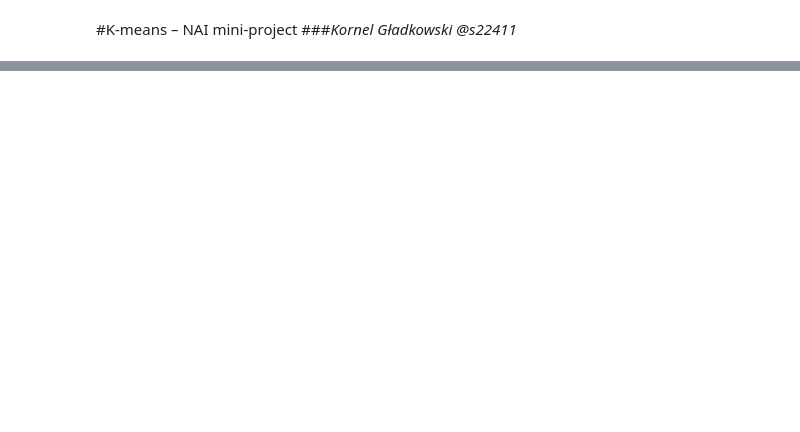
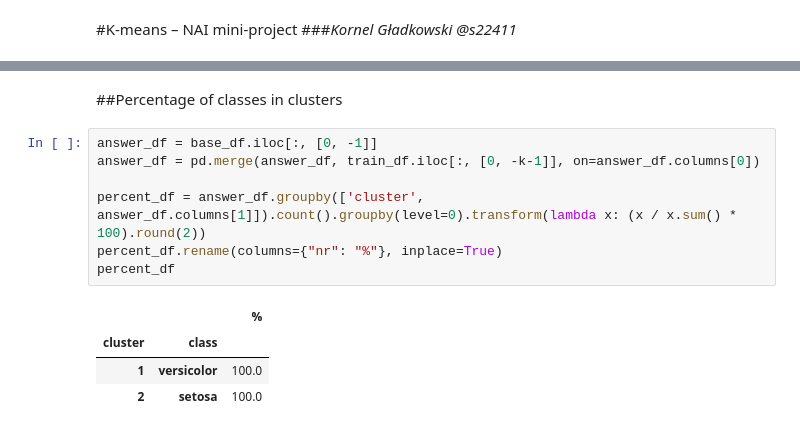
Before and after one commit to magladko/AI_Tools_algorithms, a Jupyter notebook: mpp4/mpp4.ipynb, the cells around one changed output, grey strips where cells are left out. Drawn from its saved outputs; the diff is of its cells as text; blank space fills up the shorter version.

```diff
--- a/mpp4/mpp4.ipynb
+++ b/mpp4/mpp4.ipynb
@@ -58,0 +174,14 @@ ValueError: ignored
+# %% [markdown]
+##Percentage of classes in clusters
+# %%
+answer_df = base_df.iloc[:, [0, -1]]
+answer_df = pd.merge(answer_df, train_df.iloc[:, [0, -k-1]], on=answer_df.columns[0])
+
+percent_df = answer_df.groupby(['cluster', answer_df.columns[1]]).count().groupby(level=0).transform(lambda x: (x / x.sum() * 100).round(2))
+percent_df.rename(columns={"nr": "%"}, inplace=True)
+percent_df
+# %% [output]
+|  |  | % |
+| cluster | class |  |
+| 1 | versicolor | 100.0 |
+| 2 | setosa | 100.0 |
```
Also changed, not shown: parts of 19 cells of this notebook.
